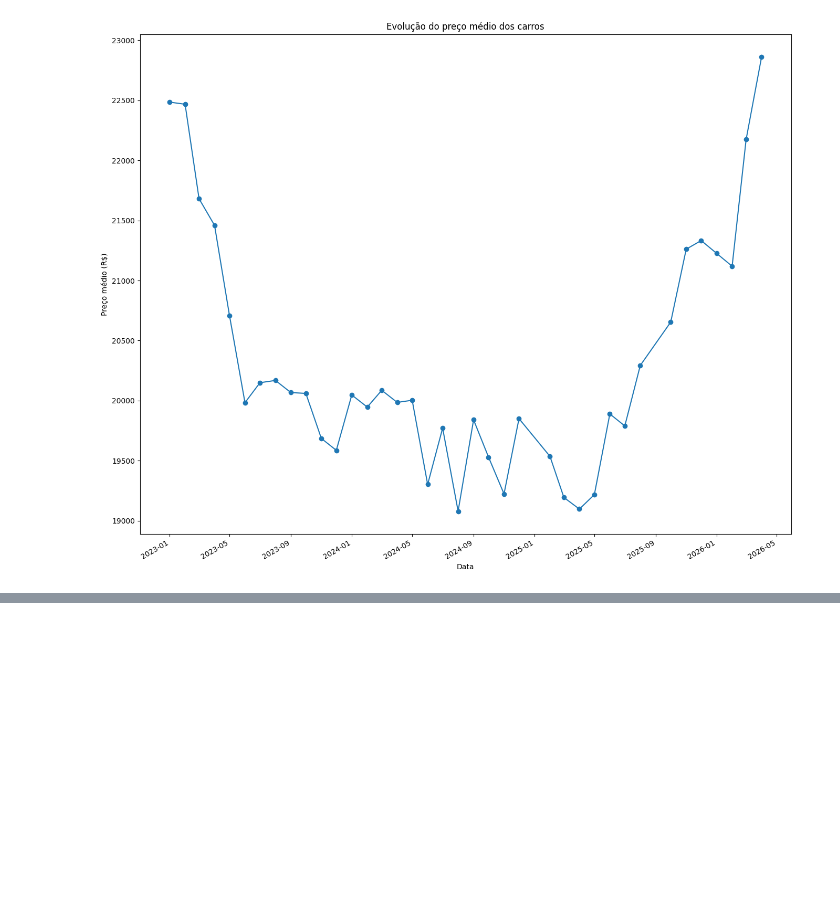
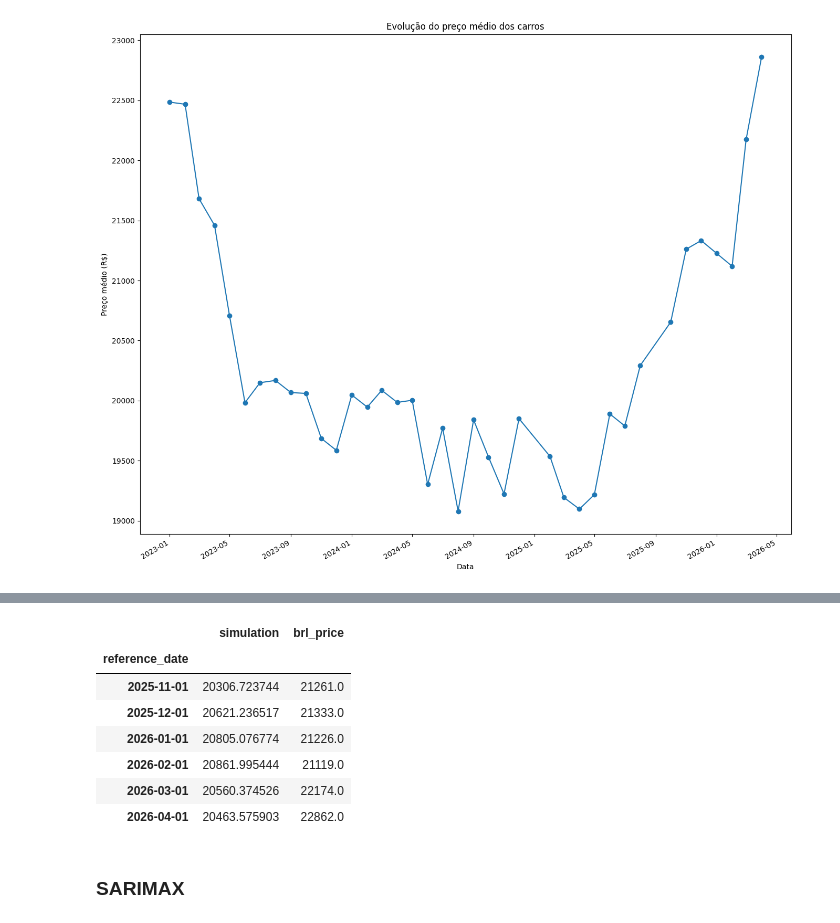
Before and after one commit to vitorrdrgs/trabalho_icd, a Jupyter notebook: models.ipynb, the cells around one changed output, grey strips where cells are left out. Drawn from its saved outputs; the diff is of its cells as text; code cells hidden in the pictures; blank space fills up the shorter version.

```diff
--- a/models.ipynb
+++ b/models.ipynb
@@ -275,0 +181,10 @@ def generate_sarimax_model(method: str):
+# %%
+model, _, best_value = generate_ets_model(train['brl_price'], test['brl_price'], 1, 'mae', 200)
+
+results = model.fit(disp=False)
+# %%
+forecast = results.forecast(steps=len(test))
+forecast.index = test.index
+
+print(best_value)
+print(forecast)
@@ -276 +201,14 @@ def generate_sarimax_model(method: str):
+# %%
+pd.concat([forecast, test['brl_price']], axis=1)
+# %% [output]
+|  | simulation | brl_price |
+| reference_date |  |  |
+| 2025-11-01 | 20306.723744 | 21261.0 |
+| 2025-12-01 | 20621.236517 | 21333.0 |
+| 2026-01-01 | 20805.076774 | 21226.0 |
+| 2026-02-01 | 20861.995444 | 21119.0 |
+| 2026-03-01 | 20560.374526 | 22174.0 |
+| 2026-04-01 | 20463.575903 | 22862.0 |
+# %% [markdown]
+### SARIMAX
 # %%
```
Also changed, not shown: parts of 21 cells of this notebook, 3 other files.
